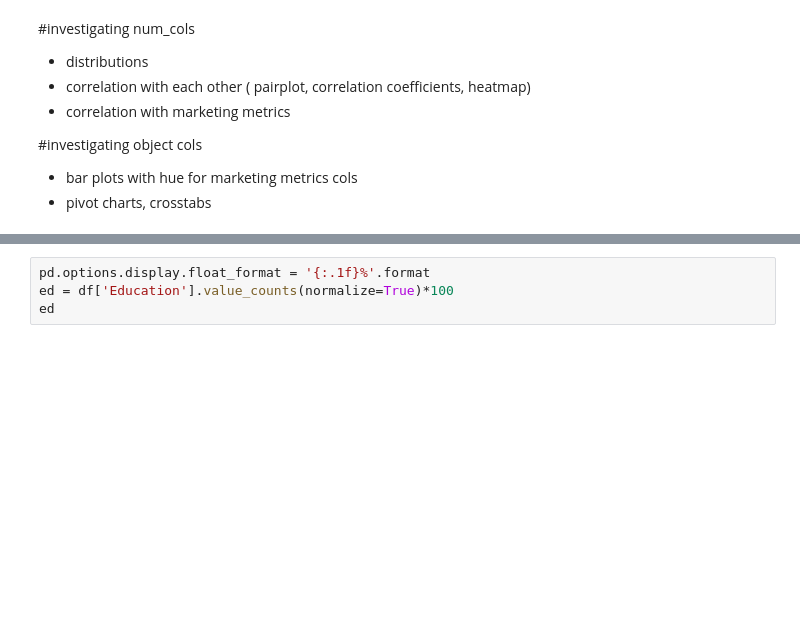
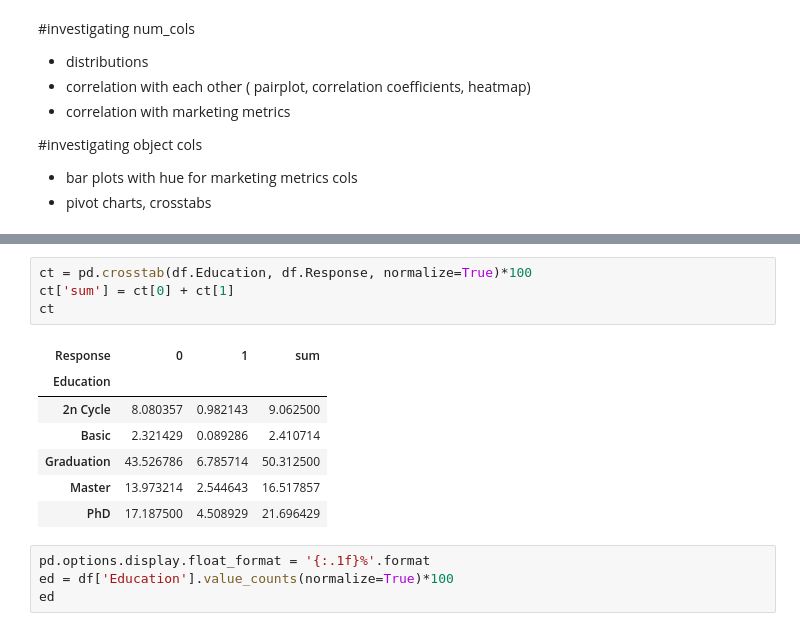
Before and after one commit to Morris-mk/IFood_Marketing-data-Analysis-segmentation-and-classification, a Jupyter notebook: marketing_customer_analysis.ipynb, the cells around one changed output, grey strips where cells are left out. Saved outputs shown, nothing was run; the diff lists cells and outputs as text; blank space fills up the shorter version.

```diff
--- a/marketing_customer_analysis.ipynb
+++ b/marketing_customer_analysis.ipynb
@@ -270,3 +269,15 @@ df
+# %%
+ct = pd.crosstab(df.Education, df.Response, normalize=True)*100
+ct['sum'] = ct[0] + ct[1]
+ct
+# %% [output]
+| Response | 0 | 1 | sum |
+| Education |  |  |  |
+| 2n Cycle | 8.080357 | 0.982143 | 9.062500 |
+| Basic | 2.321429 | 0.089286 | 2.410714 |
+| Graduation | 43.526786 | 6.785714 | 50.312500 |
+| Master | 13.973214 | 2.544643 | 16.517857 |
+| PhD | 17.187500 | 4.508929 | 21.696429 |
 # %%
 pd.options.display.float_format = '{:.1f}%'.format
 ed = df['Education'].value_counts(normalize=True)*100
```
Also changed, not shown: parts of 10 cells of this notebook.
